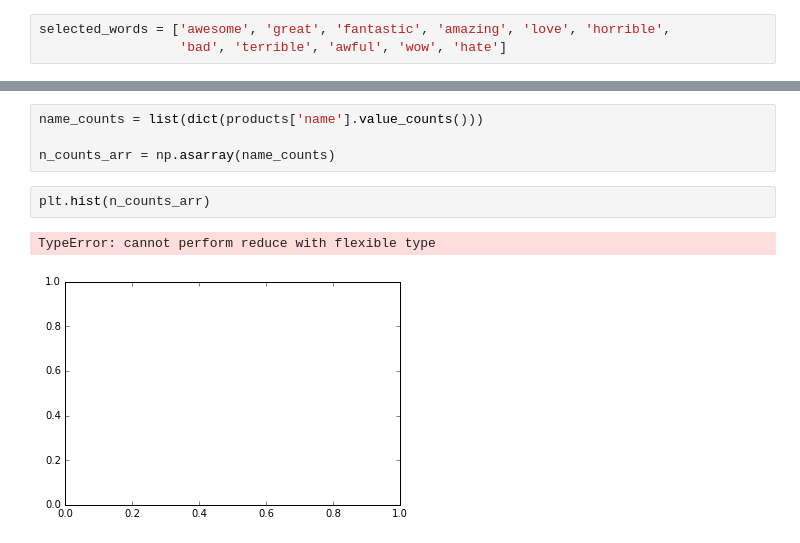
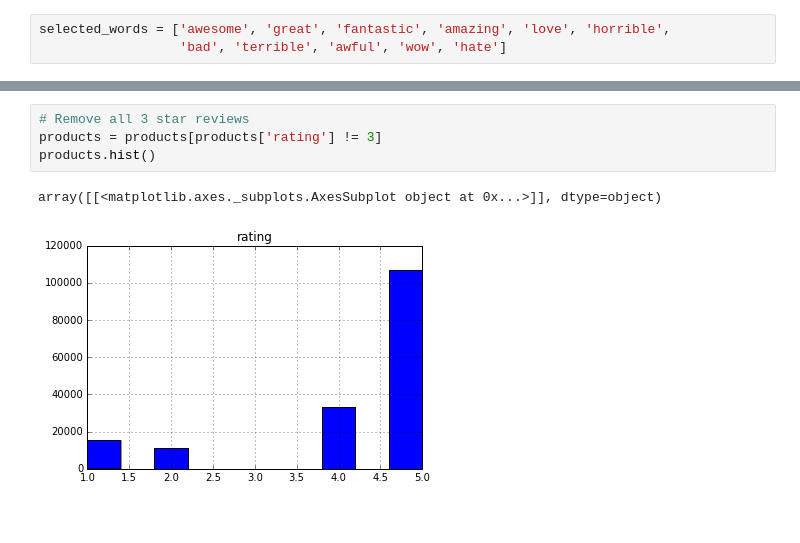
Before and after one commit to mbiczo/ML, a Jupyter notebook: classification/Logistic Classifier.ipynb, the cells around one changed output, grey strips where cells are left out. Saved outputs shown, nothing was run; the diff lists cells and outputs as text.

```diff
--- a/classification/Logistic Classifier.ipynb
+++ b/classification/Logistic Classifier.ipynb
@@ -134,9 +122,7 @@ plt.hist(products['name'].value_counts())
-# %%
-name_counts = list(dict(products['name'].value_counts()))
-
-n_counts_arr = np.asarray(name_counts)
-# %%
-plt.hist(n_counts_arr)
-# %% [output]
-TypeError: cannot perform reduce with flexible type
-[figure, removed]
+# %%
+# Remove all 3 star reviews
+products = products[products['rating'] != 3]
+products.hist()
+# %% [output]
+array([[<matplotlib.axes._subplots.AxesSubplot object at 0x...>]], dtype=object)
+[figure, added]
```
Also changed, not shown: parts of 14 cells of this notebook.
